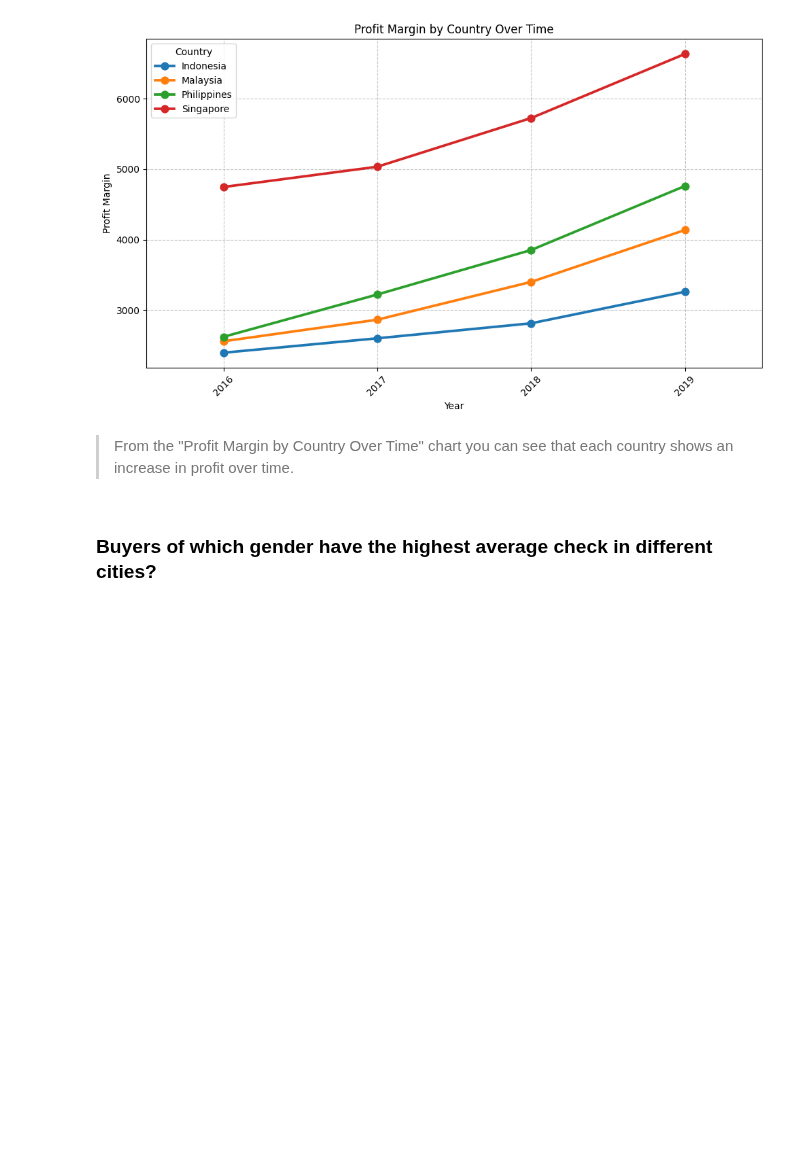
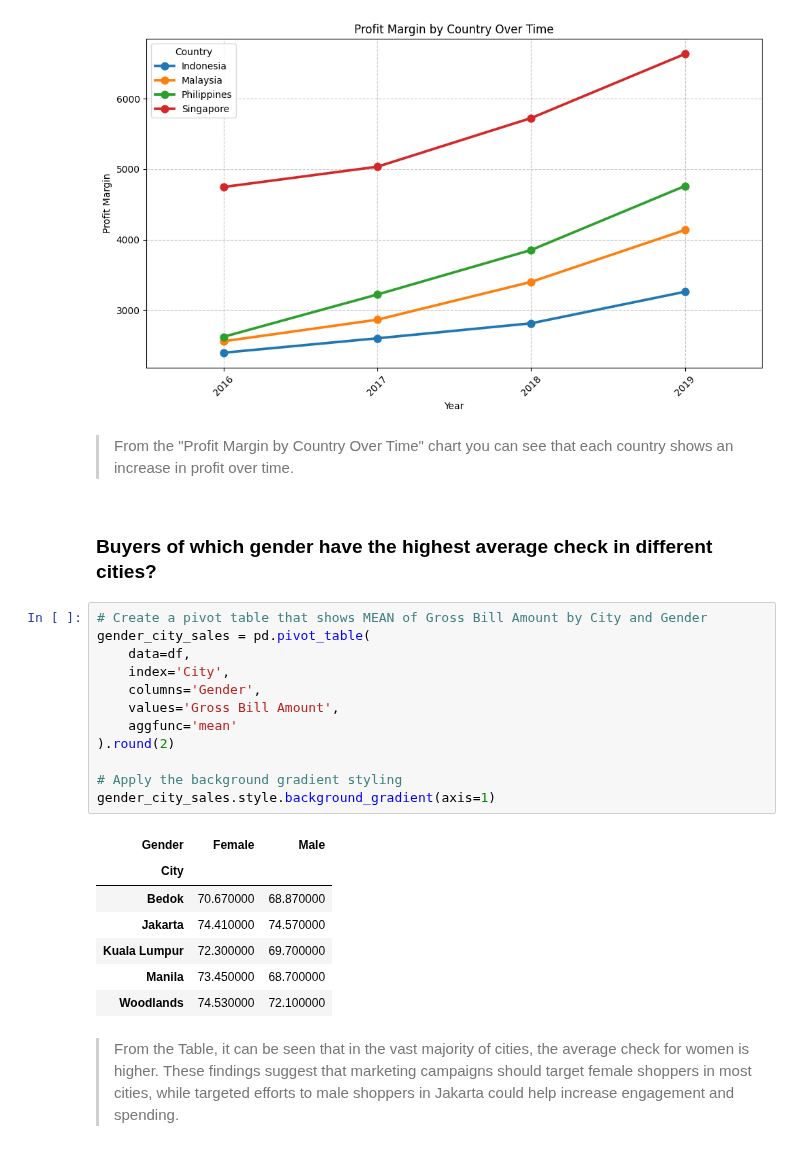
Before and after one commit to KharchenkoAnastasia/customer_analysis_grocery_chain, a Jupyter notebook: customer_analysis_grocery_chain.ipynb, the cells around one changed output. Saved outputs shown, nothing was run; the diff lists cells and outputs as text; blank space fills up the shorter version.

```diff
--- a/customer_analysis_grocery_chain.ipynb
+++ b/customer_analysis_grocery_chain.ipynb
@@ -290,3 +290,27 @@ plt.show()
 > From the "Profit Margin by Country Over Time" chart you can see that each country shows an increase in profit over time.
 # %% [markdown]
 ### **Buyers of which gender have the highest average check in different cities?**
+# %%
+# Create a pivot table that shows MEAN of Gross Bill Amount by City and Gender
+gender_city_sales = pd.pivot_table(
+    data=df,
+    index='City',
+    columns='Gender',
+    values='Gross Bill Amount',
+    aggfunc='mean'
+).round(2)
+
+# Apply the background gradient styling
+gender_city_sales.style.background_gradient(axis=1)
+# %% [output]
+| Gender | Female | Male |
+| City |  |  |
+| Bedok | 70.670000 | 68.870000 |
+| Jakarta | 74.410000 | 74.570000 |
+| Kuala Lumpur | 72.300000 | 69.700000 |
+| Manila | 73.450000 | 68.700000 |
+| Woodlands | 74.530000 | 72.100000 |
+# %% [markdown]
+
+
+> From the Table, it can be seen that in the vast majority of cities, the average check for women is higher. These findings suggest that marketing campaigns should target female shoppers in most cities, while targeted efforts to male shoppers in Jakarta could help increase engagement and spending.
```
